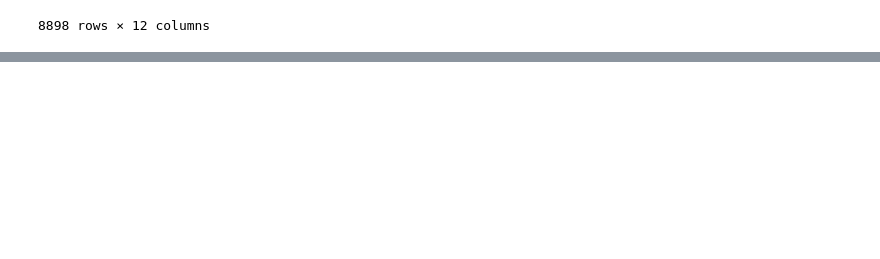
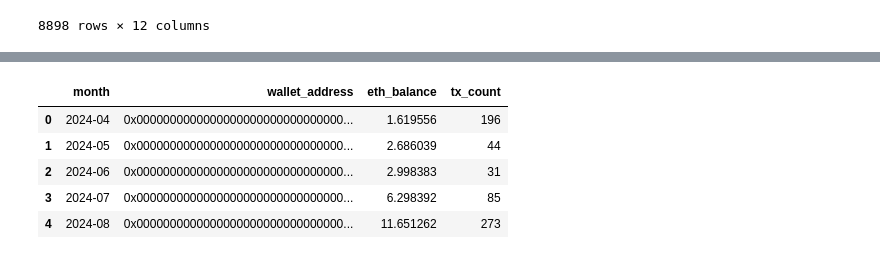
Before and after one commit to bellatrix-ds/ml-in-crypto, a Jupyter notebook: 04_Wallet_Canvas/Wallet_Canvas_Modeling.ipynb, the cells around one changed output, grey strips where cells are left out. Saved outputs shown, nothing was run; the diff lists cells and outputs as text; code cells hidden in the pictures; blank space fills up the shorter version.

Commit message:
part3

```diff
--- a/04_Wallet_Canvas/Wallet_Canvas_Modeling.ipynb
+++ b/04_Wallet_Canvas/Wallet_Canvas_Modeling.ipynb
@@ -216,0 +292,11 @@ df_final.to_csv('/Users/bahareh/Desktop/My_Job/BlochChain/Git/ml-in-crypto/04_Wa
+# %%
+df3 = pd.read_csv('/Users/bahareh/Desktop/Data/part 3 - 1.csv')
+
+df3.head()
+# %% [output]
+|  | month | wallet_address | eth_balance | tx_count |
+| 0 | 2024-04 | 0x0000000000000000000000000000000... | 1.619556 | 196 |
+| 1 | 2024-05 | 0x0000000000000000000000000000000... | 2.686039 | 44 |
+| 2 | 2024-06 | 0x0000000000000000000000000000000... | 2.998383 | 31 |
+| 3 | 2024-07 | 0x0000000000000000000000000000000... | 6.298392 | 85 |
+| 4 | 2024-08 | 0x0000000000000000000000000000000... | 11.651262 | 273 |
```
Also changed, not shown: parts of 4 cells of this notebook, 1 other file.
